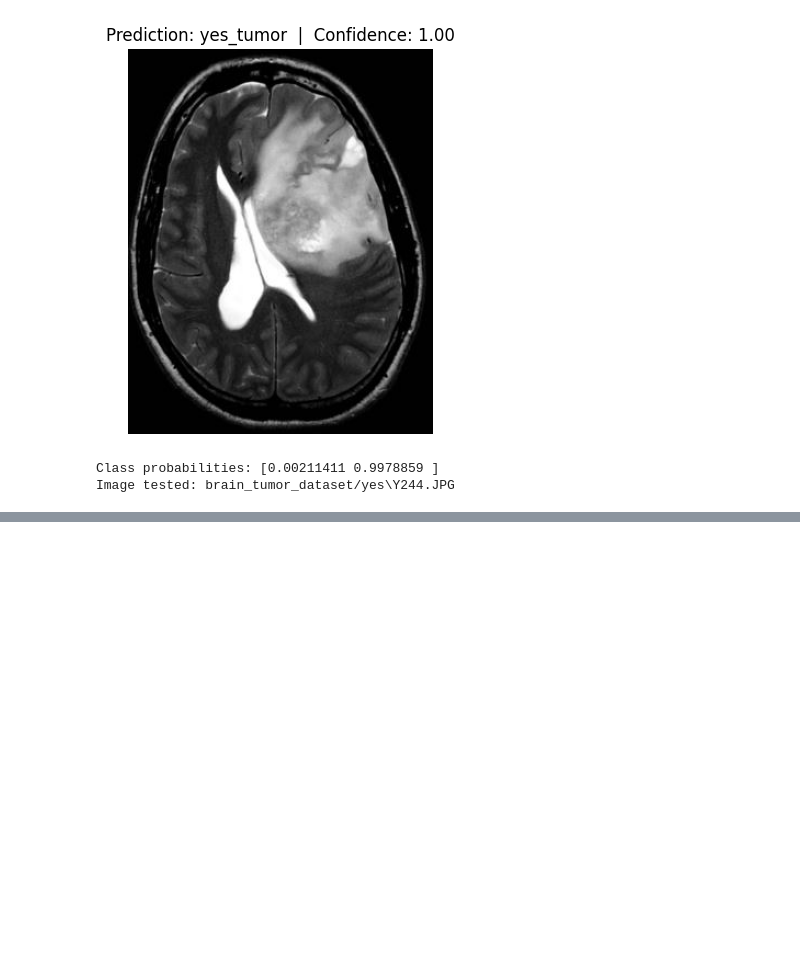
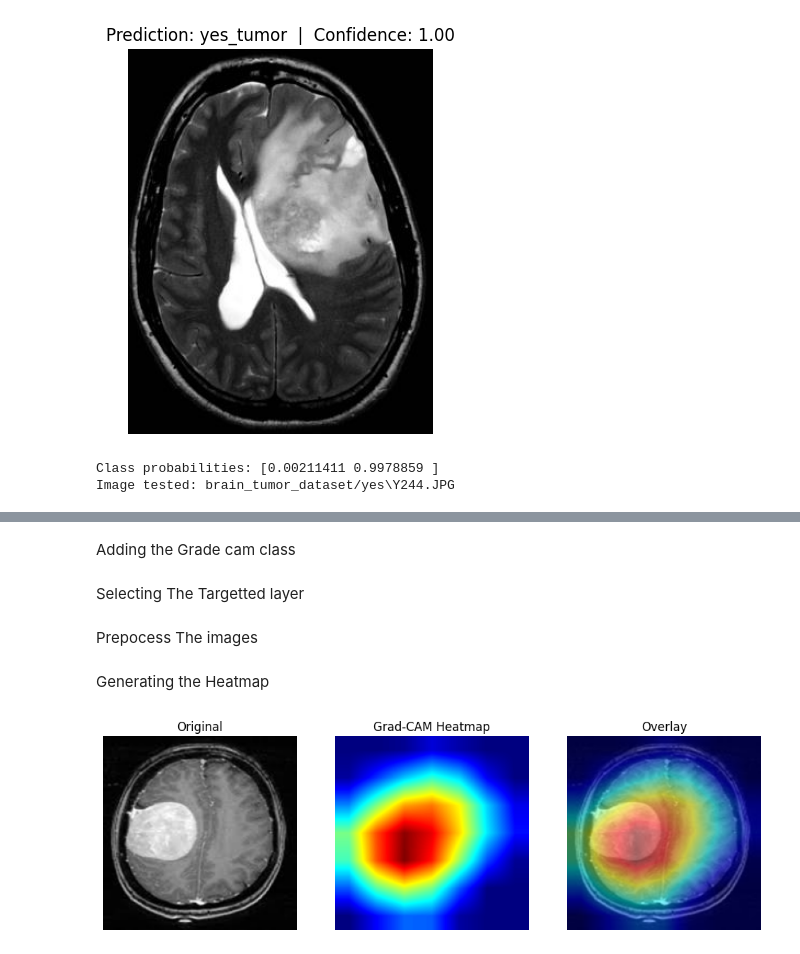
Before and after one commit to anurag815311/BrainTumorClassfication, a Jupyter notebook: MRI_BRTU_DETECTOR.ipynb, the cells around one changed output, grey strips where cells are left out. Cells and saved outputs as stored; diff of their text form; code cells hidden in the pictures; blank space fills up the shorter version.

```diff
--- a/MRI_BRTU_DETECTOR.ipynb
+++ b/MRI_BRTU_DETECTOR.ipynb
@@ -269,0 +389,2 @@ Image tested: brain_tumor_dataset/yes\Y244.JPG
+# %% [markdown]
+Adding the Grade cam class
@@ -269,0 +429,2 @@ Image tested: brain_tumor_dataset/yes\Y244.JPG
+# %% [markdown]
+Selecting The Targetted layer
@@ -269,0 +434,18 @@ Image tested: brain_tumor_dataset/yes\Y244.JPG
+# %% [markdown]
+Prepocess The images
+# %%
+def preprocess_for_cam(path):
+    img = cv2.imread(path)
+    img = cv2.cvtColor(img, cv2.COLOR_BGR2RGB)
+    img_resized = cv2.resize(img, (224, 224))
+
+    tfm = transforms.Compose([
+        transforms.ToTensor(),
+        transforms.Normalize([0.485,0.456,0.406],
+                             [0.229,0.224,0.225])
+    ])
+
+    x = tfm(img_resized).unsqueeze(0).to(device)
+    return img_resized, x
+# %% [markdown]
+Generating the Heatmap
@@ -269,0 +473,31 @@ Image tested: brain_tumor_dataset/yes\Y244.JPG
+# %%
+img_path = "brain_tumor_dataset/yes/Y1.jpg"
+
+img, x = preprocess_for_cam(img_path)
+heatmap = cam.generate(x)
+# %%
+heatmap_color = cv2.applyColorMap(np.uint8(255 * heatmap), cv2.COLORMAP_JET)
+heatmap_color = cv2.cvtColor(heatmap_color, cv2.COLOR_BGR2RGB)
+
+overlay = (0.5 * heatmap_color + 0.5 * img).astype(np.uint8)
+
+plt.figure(figsize=(12,4))
+
+plt.subplot(1,3,1)
+plt.imshow(img)
+plt.title("Original")
+plt.axis("off")
+
+plt.subplot(1,3,2)
+plt.imshow(heatmap_color)
+plt.title("Grad-CAM Heatmap")
+plt.axis("off")
+
+plt.subplot(1,3,3)
+plt.imshow(overlay)
+plt.title("Overlay")
+plt.axis("off")
+
+plt.show()
+# %% [output]
+[figure, added]
```
Also changed, not shown: parts of 10 cells of this notebook.
